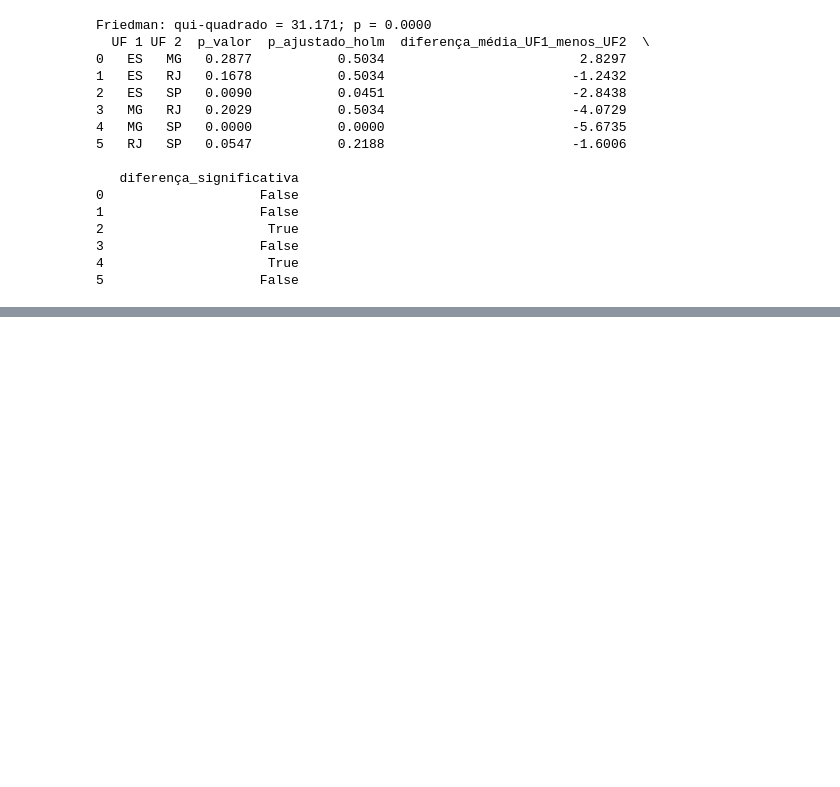
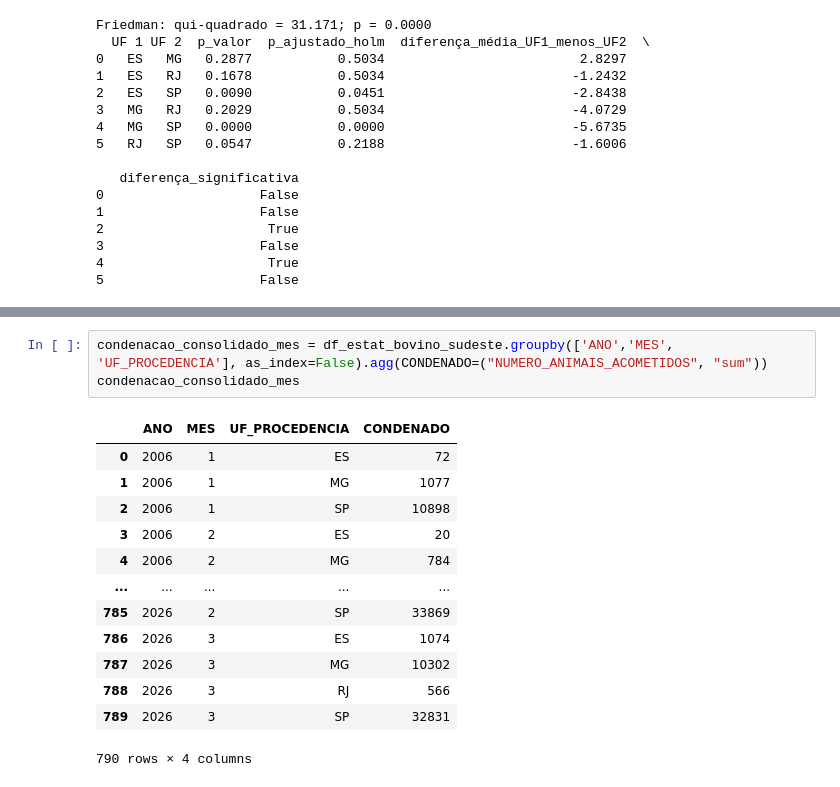
Before and after one commit to Naiasha/Project-data-disease-animal, a Jupyter notebook: estatistica/estatistica_resumo.ipynb, the cells around one changed output, grey strips where cells are left out. Cells and saved outputs as stored; diff of their text form; blank space fills up the shorter version.

```diff
--- a/estatistica/estatistica_resumo.ipynb
+++ b/estatistica/estatistica_resumo.ipynb
@@ -707,0 +750,17 @@ print(
+# %%
+condenacao_consolidado_mes = df_estat_bovino_sudeste.groupby(['ANO','MES', 'UF_PROCEDENCIA'], as_index=False).agg(CONDENADO=("NUMERO_ANIMAIS_ACOMETIDOS", "sum"))
+condenacao_consolidado_mes
+# %% [output]
+|  | ANO | MES | UF_PROCEDENCIA | CONDENADO |
+| 0 | 2006 | 1 | ES | 72 |
+| 1 | 2006 | 1 | MG | 1077 |
+| 2 | 2006 | 1 | SP | 10898 |
+| 3 | 2006 | 2 | ES | 20 |
+| 4 | 2006 | 2 | MG | 784 |
+| ... | ... | ... | ... | ... |
+| 785 | 2026 | 2 | SP | 33869 |
+| 786 | 2026 | 3 | ES | 1074 |
+| 787 | 2026 | 3 | MG | 10302 |
+| 788 | 2026 | 3 | RJ | 566 |
+| 789 | 2026 | 3 | SP | 32831 |
+790 rows × 4 columns
```
Also changed, not shown: parts of 10 cells of this notebook, 1 other file.
